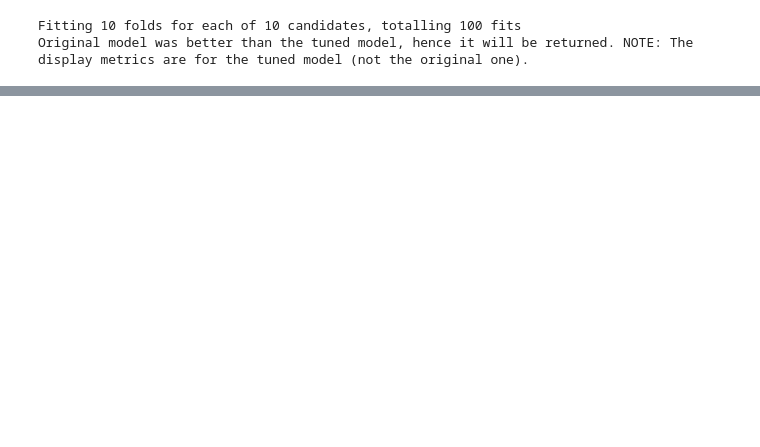
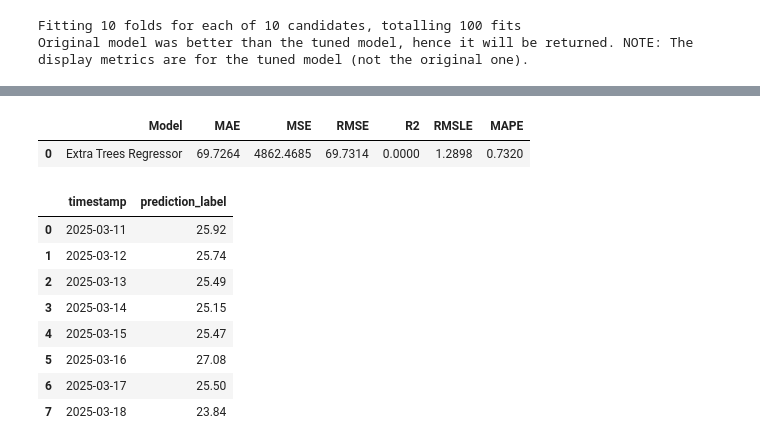
Before and after one commit to jiwlnwza007/termpro-predictPM25, a Jupyter notebook: train_pm25.ipynb, the cells around one changed output, grey strips where cells are left out. Saved outputs shown, nothing was run; the diff lists cells and outputs as text; code cells hidden in the pictures; blank space fills up the shorter version.

Commit message:
Predict next week averages

```diff
--- a/train_pm25.ipynb
+++ b/train_pm25.ipynb
@@ -156,3 +156,20 @@ next_data = pd.DataFrame({'timestamp': next_week})
 next_data['pm_2_5'] = pm_data['pm_2_5'].mean().round(2)
 next_data['humidity'] = pm_data['humidity'].mean().round(2)
 next_data['temperature'] = pm_data['temperature'].mean().round(2)
+# %%
+predict = predict_model(ensem_best_model, data=next_data)
+data_plot = pd.DataFrame(predict, columns=['timestamp', 'prediction_label'])
+data_plot["prediction_label"] = data_plot["prediction_label"].round(2)
+data_plot
+# %% [output]
+|  | Model | MAE | MSE | RMSE | R2 | RMSLE | MAPE |
+| 0 | Extra Trees Regressor | 69.7264 | 4862.4685 | 69.7314 | 0.0000 | 1.2898 | 0.7320 |
+|  | timestamp | prediction_label |
+| 0 | 2025-03-11 | 25.92 |
+| 1 | 2025-03-12 | 25.74 |
+| 2 | 2025-03-13 | 25.49 |
+| 3 | 2025-03-14 | 25.15 |
+| 4 | 2025-03-15 | 25.47 |
+| 5 | 2025-03-16 | 27.08 |
+| 6 | 2025-03-17 | 25.50 |
+| 7 | 2025-03-18 | 23.84 |
```
